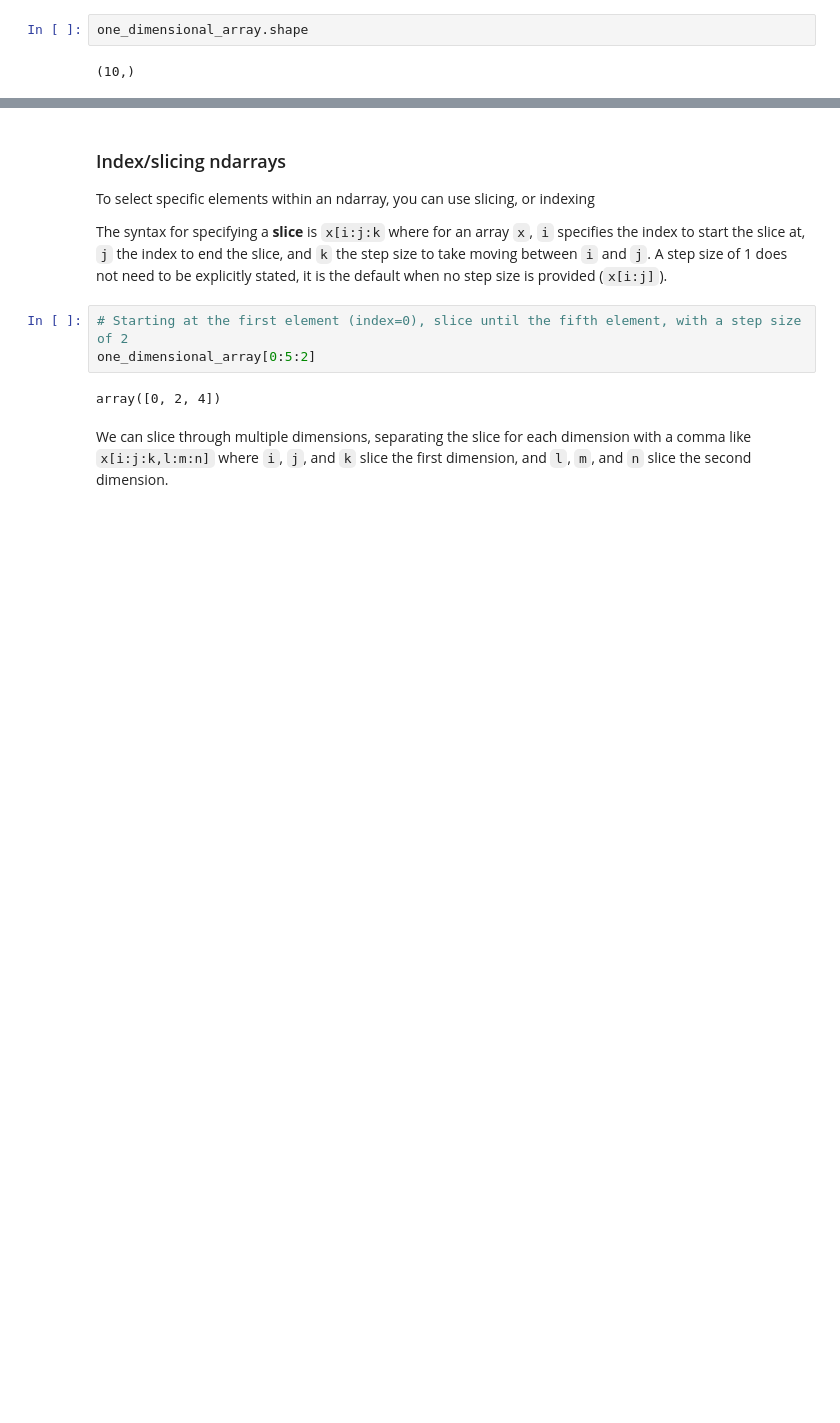
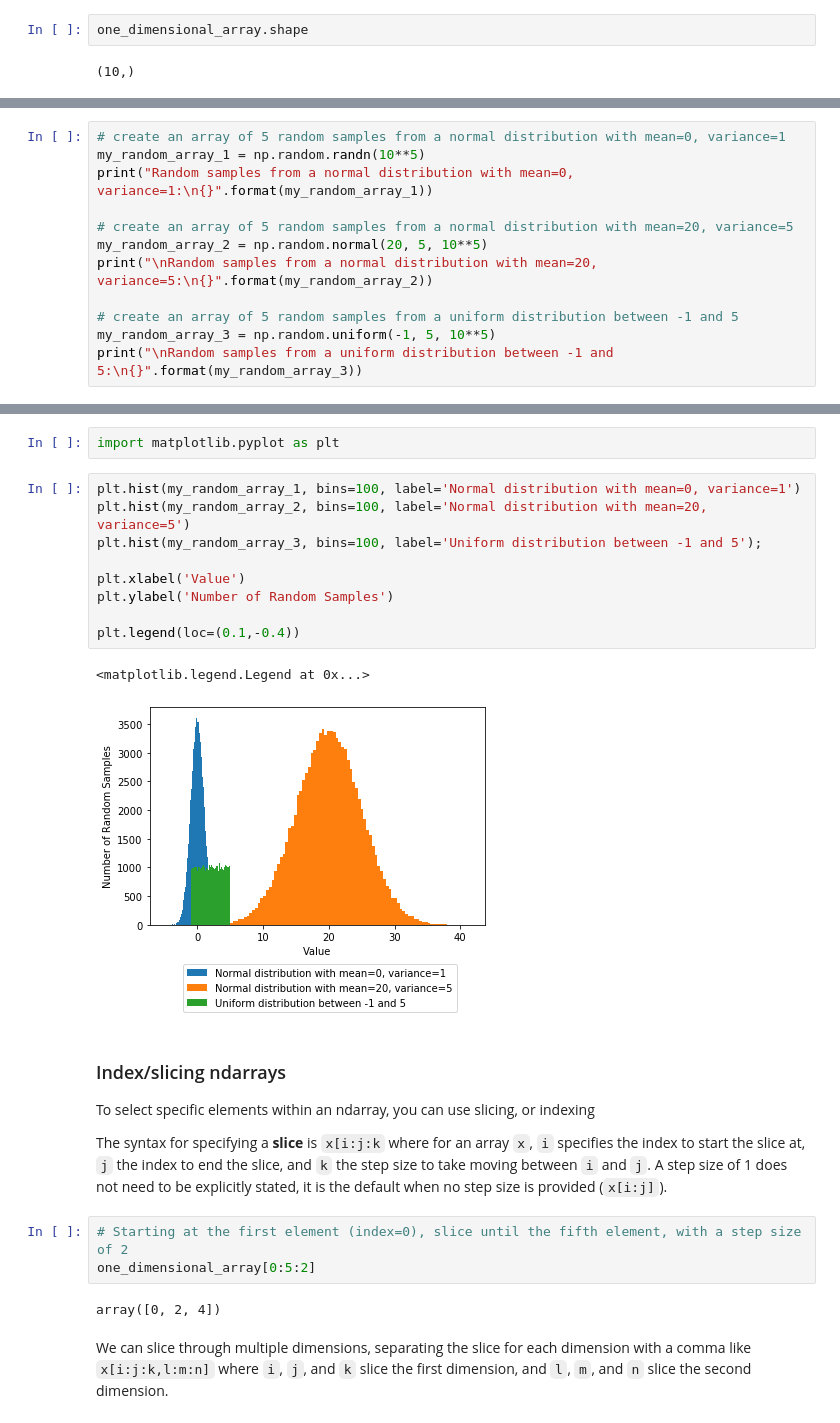
Before and after one commit to waterhackweek/waterdata, a Jupyter notebook: gridded_data_tutorial_1.ipynb, the cells around one changed output, grey strips where cells are left out. Drawn from its saved outputs; the diff is of its cells as text; blank space fills up the shorter version.

Commit message:
Update numpy notebook with more array creation functions

```diff
--- a/gridded_data_tutorial_1.ipynb
+++ b/gridded_data_tutorial_1.ipynb
@@ -65,0 +181,12 @@ three_dimensional_array = np.array([[[1,2,3],
+# %%
+# create an array of 5 random samples from a normal distribution with mean=0, variance=1
+my_random_array_1 = np.random.randn(10**5)
+print("Random samples from a normal distribution with mean=0, variance=1:\n{}".format(my_random_array_1))
+
+# create an array of 5 random samples from a normal distribution with mean=20, variance=5
+my_random_array_2 = np.random.normal(20, 5, 10**5)
+print("\nRandom samples from a normal distribution with mean=20, variance=5:\n{}".format(my_random_array_2))
+
+# create an array of 5 random samples from a uniform distribution between -1 and 5
+my_random_array_3 = np.random.uniform(-1, 5, 10**5)
+print("\nRandom samples from a uniform distribution between -1 and 5:\n{}".format(my_random_array_3))
@@ -66,3 +205,17 @@ three_dimensional_array = np.array([[[1,2,3],
+# %%
+import matplotlib.pyplot as plt
+# %%
+plt.hist(my_random_array_1, bins=100, label='Normal distribution with mean=0, variance=1')
+plt.hist(my_random_array_2, bins=100, label='Normal distribution with mean=20, variance=5')
+plt.hist(my_random_array_3, bins=100, label='Uniform distribution between -1 and 5');
+
+plt.xlabel('Value')
+plt.ylabel('Number of Random Samples')
+
+plt.legend(loc=(0.1,-0.4))
+# %% [output]
+<matplotlib.legend.Legend at 0x...>
+[figure, added]
 # %% [markdown]
 ### Index/slicing ndarrays
 
```
Also changed, not shown: parts of 33 cells of this notebook.
